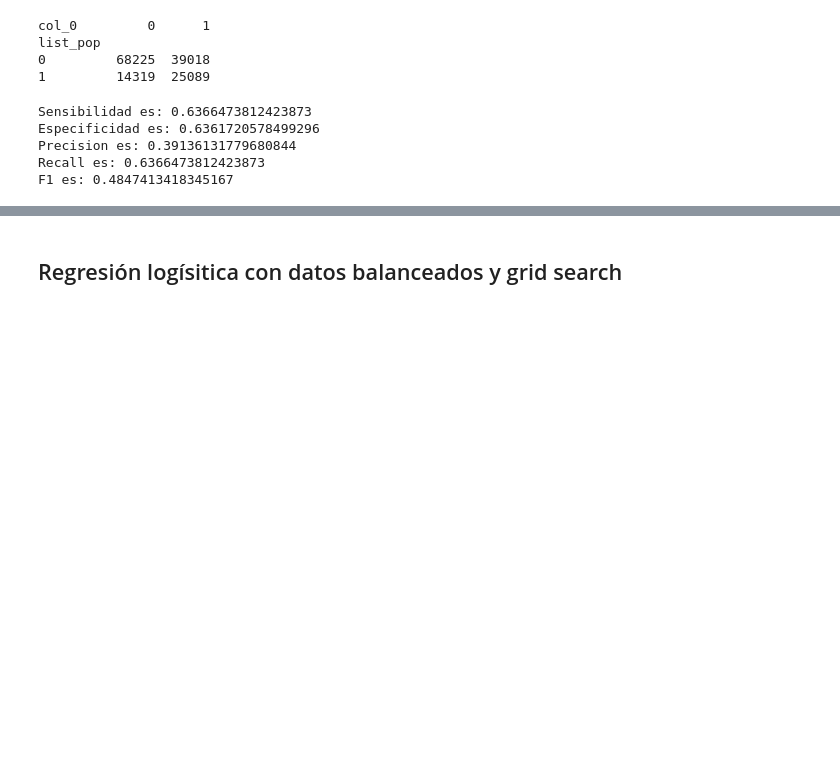
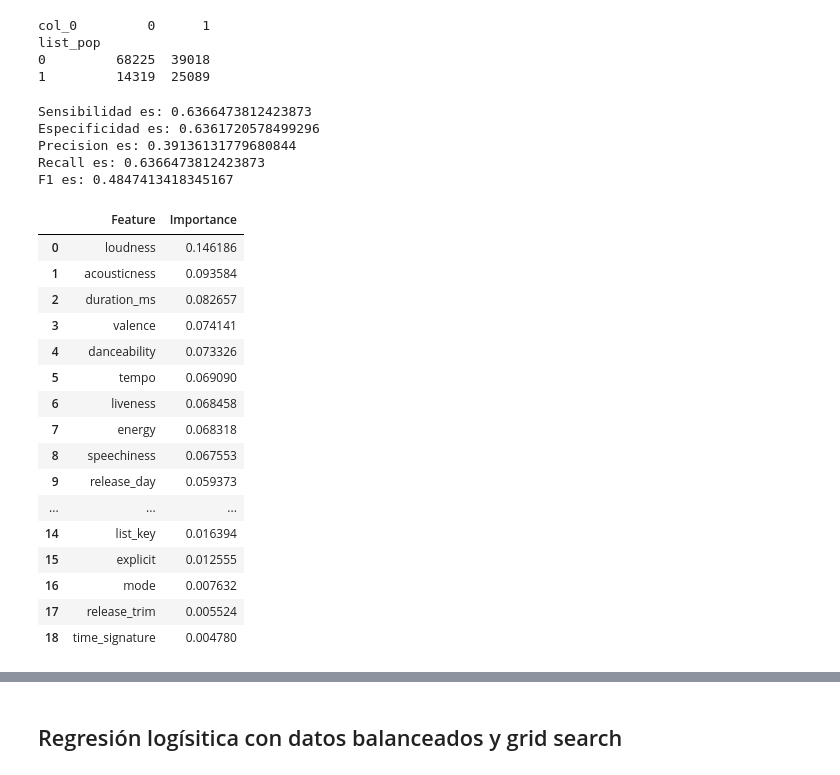
Before and after one commit to lucio-cornejo/proyecto-analisis-de-datos-1INF03, a Jupyter notebook: codes/paso-04.ipynb, the cells around one changed output, grey strips where cells are left out. Drawn from its saved outputs; the diff is of its cells as text; code cells hidden in the pictures; blank space fills up the shorter version.

```diff
--- a/codes/paso-04.ipynb
+++ b/codes/paso-04.ipynb
@@ -876,0 +909,21 @@ F1 es: 0.4847413418345167
+# %%
+feat_df = pd.DataFrame({'Feature':feat_dict.keys(),'Importance':feat_dict.values()})
+feat_df
+# %% [output]
+|  | Feature | Importance |
+| 0 | loudness | 0.146186 |
+| 1 | acousticness | 0.093584 |
+| 2 | duration_ms | 0.082657 |
+| 3 | valence | 0.074141 |
+| 4 | danceability | 0.073326 |
+| 5 | tempo | 0.069090 |
+| 6 | liveness | 0.068458 |
+| 7 | energy | 0.068318 |
+| 8 | speechiness | 0.067553 |
+| 9 | release_day | 0.059373 |
+| ... | ... | ... |
+| 14 | list_key | 0.016394 |
+| 15 | explicit | 0.012555 |
+| 16 | mode | 0.007632 |
+| 17 | release_trim | 0.005524 |
+| 18 | time_signature | 0.004780 |
```
Also changed, not shown: parts of 6 cells of this notebook.
